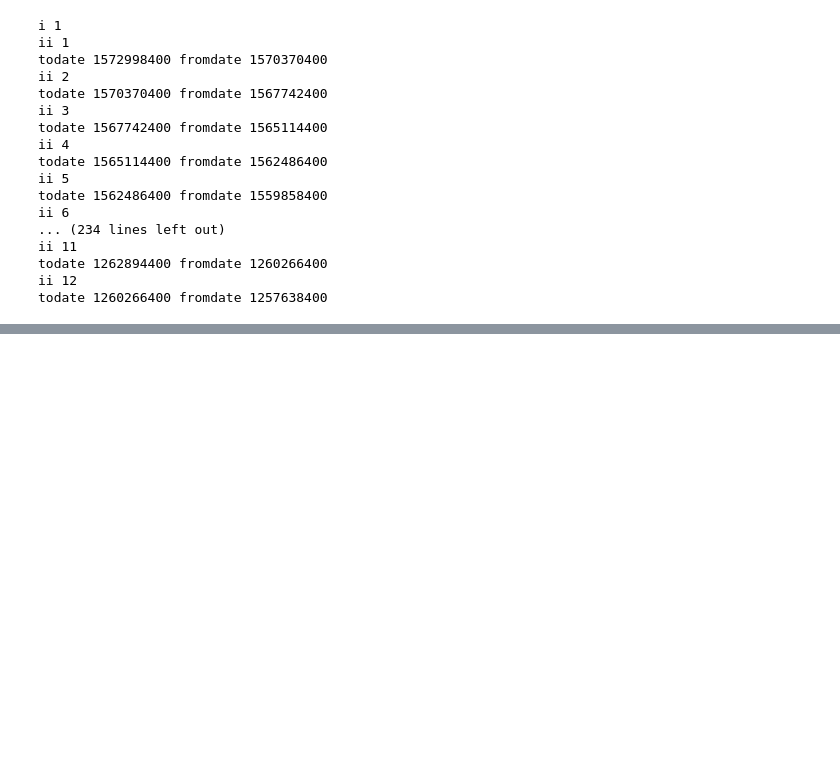
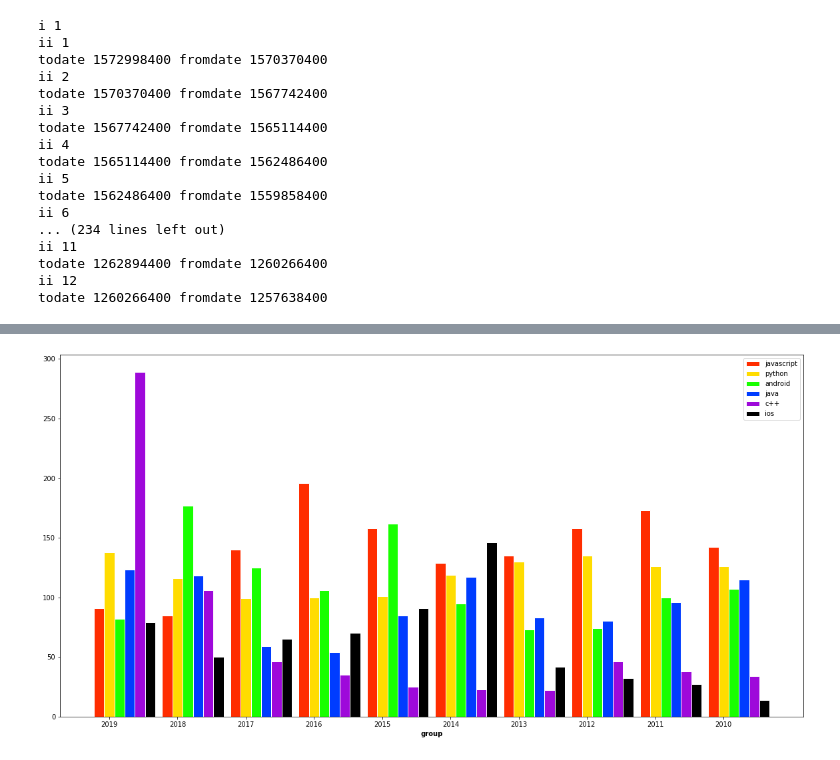
Before and after one commit to MadsVSChristensen/socialgraphs-project, a Jupyter notebook: Project assignment.ipynb, the cells around one changed output, grey strips where cells are left out. Cells and saved outputs as stored; diff of their text form; code cells hidden in the pictures; blank space fills up the shorter version.

```diff
--- a/Project assignment.ipynb
+++ b/Project assignment.ipynb
@@ -104,0 +155,42 @@ todate 1260266400 fromdate 1257638400
+# %%
+plt.figure(figsize=(20,10))
+
+# set width of bar
+barWidth = 0.15
+
+# x-values
+barsWord1 = [tags2019dict[x[0]], tags2018dict[x[0]], tags2017dict[x[0]], tags2016dict[x[0]], tags2015dict[x[0]], tags2014dict[x[0]], tags2013dict[x[0]], tags2012dict[x[0]], tags2011dict[x[0]],tags2010dict[x[0]]]
+barsWord2 = [tags2019dict[x[1]], tags2018dict[x[1]], tags2017dict[x[1]], tags2016dict[x[1]], tags2015dict[x[1]], tags2014dict[x[1]], tags2013dict[x[1]], tags2012dict[x[1]], tags2011dict[x[1]],tags2010dict[x[1]]]
+barsWord3 = [tags2019dict[x[2]], tags2018dict[x[2]], tags2017dict[x[2]], tags2016dict[x[2]], tags2015dict[x[2]], tags2014dict[x[2]], tags2013dict[x[2]], tags2012dict[x[2]], tags2011dict[x[2]],tags2010dict[x[2]]]
+barsWord4 = [tags2019dict[x[3]], tags2018dict[x[3]], tags2017dict[x[3]], tags2016dict[x[3]], tags2015dict[x[3]], tags2014dict[x[3]], tags2013dict[x[3]], tags2012dict[x[3]], tags2011dict[x[3]],tags2010dict[x[3]]]
+barsWord5 = [tags2019dict[x[4]], tags2018dict[x[4]], tags2017dict[x[4]], tags2016dict[x[4]], tags2015dict[x[4]], tags2014dict[x[4]], tags2013dict[x[4]], tags2012dict[x[4]], tags2011dict[x[4]],tags2010dict[x[4]]]
+barsWord6 = [tags2019dict[x[5]], tags2018dict[x[5]], tags2017dict[x[5]], tags2016dict[x[5]], tags2015dict[x[5]], tags2014dict[x[5]], tags2013dict[x[5]], tags2012dict[x[5]], tags2011dict[x[5]],tags2010dict[x[5]]]
+
+
+# Set position of bar on X axis
+r1 = np.arange(len(barsWord1))
+r2 = [x + barWidth for x in r1]
+r3 = [x + barWidth for x in r2]
+r4 = [x + barWidth for x in r3]
+r5 = [x + barWidth for x in r4]
+r6 = [x + barWidth for x in r5]
+
+
+# Make the plot
+plt.bar(r1, barsWord1, color='#FF2D00', width=barWidth, edgecolor='white', label=x[0])
+plt.bar(r2, barsWord2, color='#FFDC00', width=barWidth, edgecolor='white', label=x[1])
+plt.bar(r3, barsWord3, color='#18FF00', width=barWidth, edgecolor='white', label=x[2])
+plt.bar(r4, barsWord4, color='#003CFF', width=barWidth, edgecolor='white', label=x[3])
+plt.bar(r5, barsWord5, color='#9E09DA', width=barWidth, edgecolor='white', label=x[4])
+plt.bar(r6, barsWord6, color='#000000', width=barWidth, edgecolor='white', label=x[5])
+
+
+# Add xticks on the middle of the group bars
+plt.xlabel('group', fontweight='bold')
+plt.xticks([r + barWidth for r in range(len(barsWord1))], ['2019','2018','2017','2016','2015','2014','2013','2012','2011','2010'])
+
+# Create legend & Show graphic
+plt.legend()
+plt.show()
+# %% [output]
+[figure, added]
```
Also changed, not shown: parts of 9 cells of this notebook, 1 other file.
